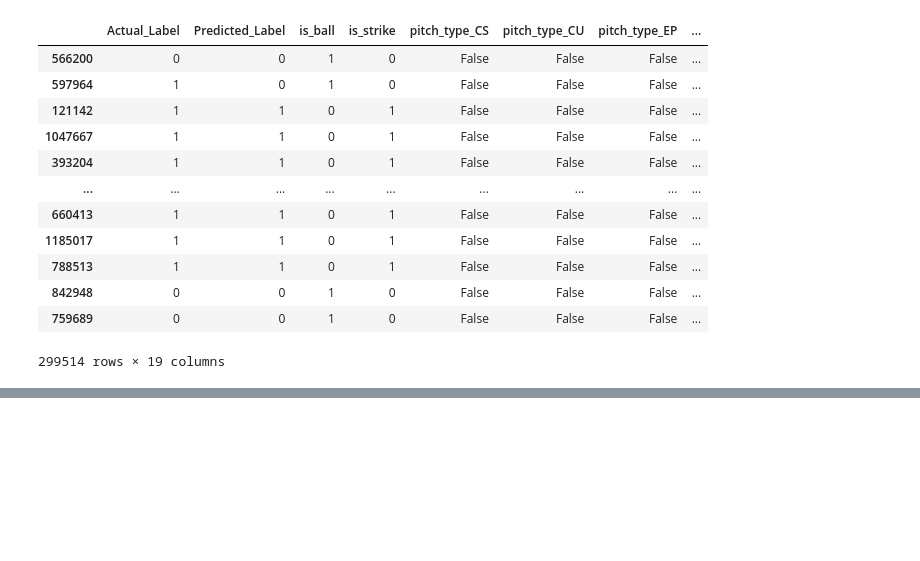
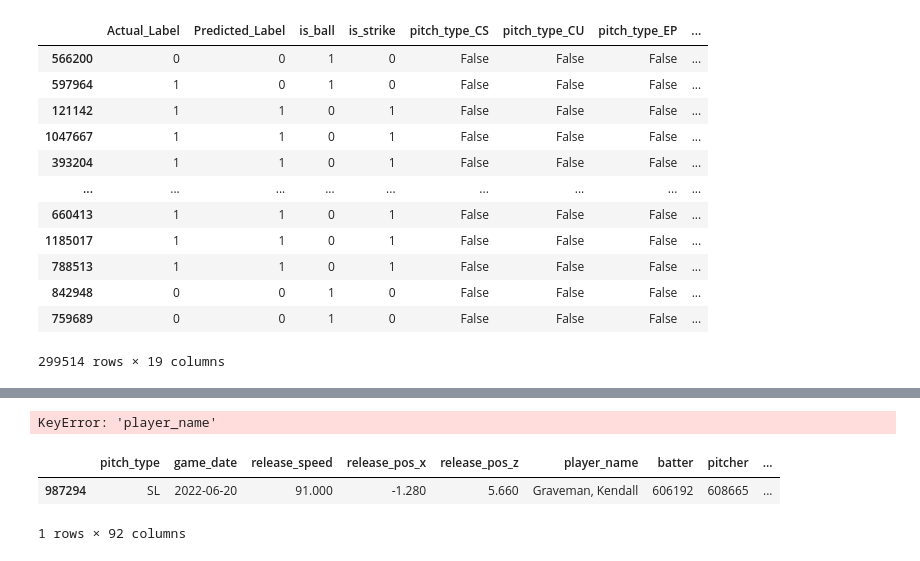
Before and after one commit to EddietheProgrammer/Reds-Hackathon, a Jupyter notebook: code.ipynb, the cells around one changed output, grey strips where cells are left out. Cells and saved outputs as stored; diff of their text form; code cells hidden in the pictures; blank space fills up the shorter version.

```diff
--- a/code.ipynb
+++ b/code.ipynb
@@ -503,0 +519,54 @@ filtered[['Name', 'MLBAMID']]
+# %%
+pitchers_to_compare = ['Kopech, Michael', 'Peterson, David', 'Williams, Trevor']
+
+selected_metrics = [
+    'release_speed', 'release_spin_rate', 'effective_speed',
+    'launch_speed', 'launch_angle', 'hit_distance_sc',
+    'estimated_ba_using_speedangle', 'estimated_woba_using_speedangle'
+]
+
+relievers = savant[savant['role_key'] == 'RP']
+# %% [output]
+KeyError: 'player_name'
+# %%
+player_to_compare = 'Kopech, Michael'
+
+# List of selected metrics
+selected_metrics = [
+    'release_speed', 'release_spin_rate', 'effective_speed',
+    'launch_speed', 'launch_angle', 'hit_distance_sc',
+    'estimated_ba_using_speedangle', 'estimated_woba_using_speedangle'
+]
+
+# Filter data for Michael Kopech and selected metrics
+kopech_data = savant[savant['player_name'] == player_to_compare][selected_metrics]
+
+# Filter data for relievers
+relievers = savant[(savant['role_key'] == 'RP') & (savant['player_name'] != player_to_compare)][selected_metrics]
+
+# Handle missing values by filling NaNs with the mean for numeric columns
+numeric_columns = relievers.select_dtypes(include=[np.number]).columns
+relievers[numeric_columns] = relievers[numeric_columns].fillna(relievers[numeric_columns].mean())
+
+# Function to calculate Euclidean distance between Kopech and each reliever
+def calculate_distance(row):
+    return euclidean(row.values, kopech_data.mean(axis=0).values)
+
+# Calculate distance for each reliever
+relievers['distance_to_kopech'] = relievers.apply(calculate_distance, axis=1)
+
+# Sort relievers by distance (lower distance means more similarity)
+similar_relievers = relievers.sort_values(by='distance_to_kopech').head(10)
+# %%
+result_df = pd.merge(savant, similar_relievers, on=['release_speed', 'release_spin_rate', 'effective_speed',
+    'launch_speed', 'launch_angle', 'hit_distance_sc',
+    'estimated_ba_using_speedangle', 'estimated_woba_using_speedangle'], how='left')
+
+# Display the result with additional information
+#print(result_df[['player_name', 'distance_to_kopech', 'release_speed', 'release_spin_rate', 'effective_speed']])
+# %%
+result_df[result_df['distance_to_kopech'] > 0]
+# %% [output]
+|  | pitch_type | game_date | release_speed | release_pos_x | release_pos_z | player_name | batter | pitcher | ... |
+| 987294 | SL | 2022-06-20 | 91.000 | -1.280 | 5.660 | Graveman, Kendall | 606192 | 608665 | ... |
+1 rows × 92 columns
```
Also changed, not shown: parts of 13 cells of this notebook.
